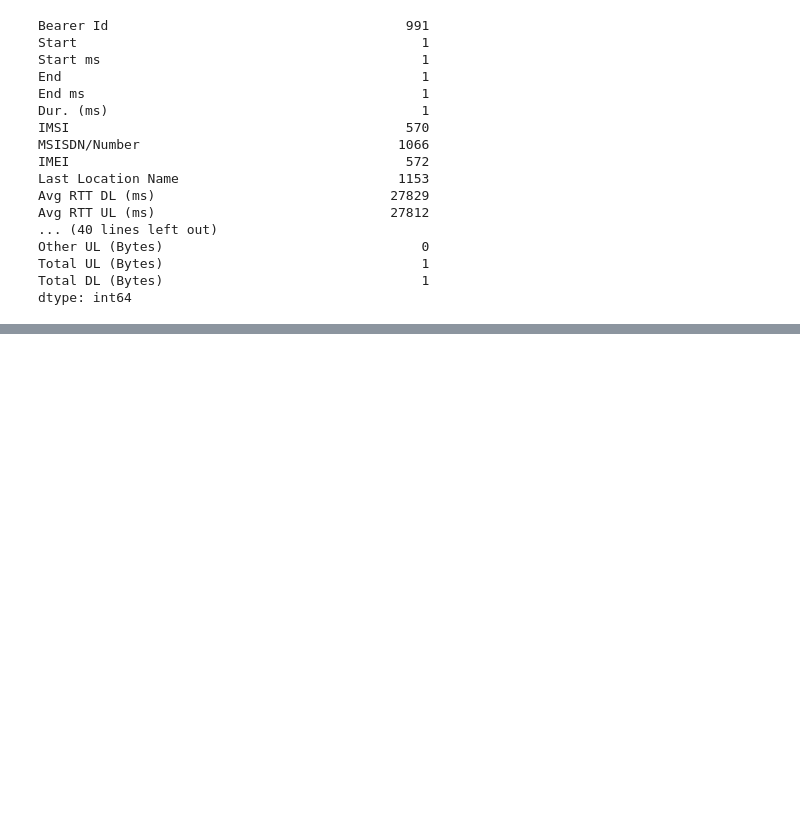
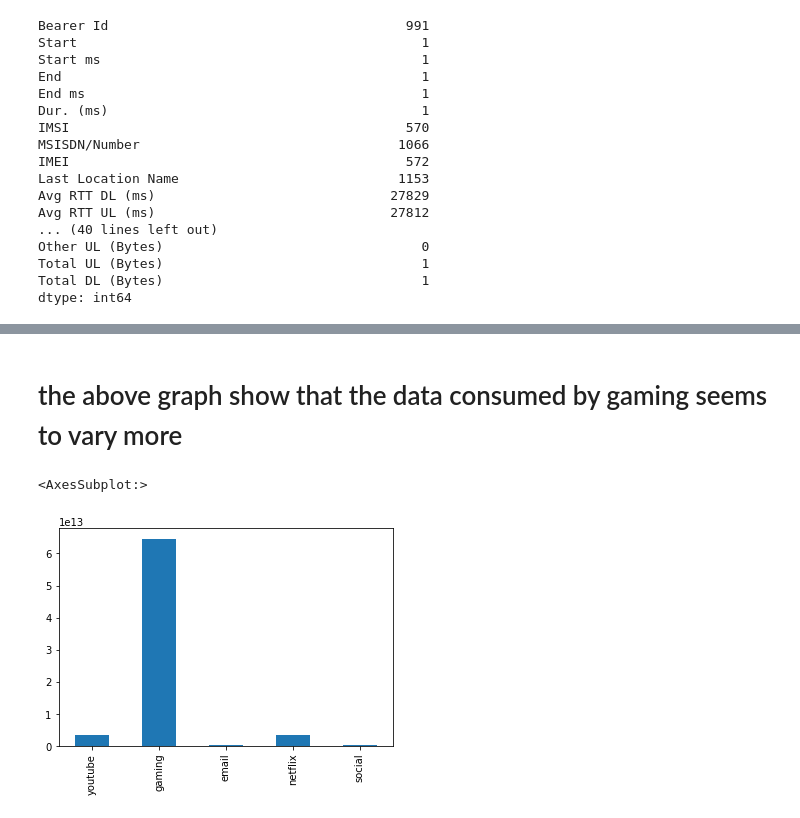
Before and after one commit to abreham-g/Telecom-Data-Analysis, a Jupyter notebook: notebook/task1-2.ipynb, the cells around one changed output, grey strips where cells are left out. Saved outputs shown, nothing was run; the diff lists cells and outputs as text; code cells hidden in the pictures; blank space fills up the shorter version.

```diff
--- a/notebook/task1-2.ipynb
+++ b/notebook/task1-2.ipynb
@@ -97,0 +194,7 @@ df_clean = db.drop(['weight', 'payer_code', 'medical_specialty', 'max_glu_serum'
+# %% [markdown]
+# the above graph show that the data consumed by gaming seems to vary more
+# %%
+relevantDataFrame[['youtube','gaming','email','netflix','social']].sum().plot(kind='bar')
+# %% [output]
+<AxesSubplot:>
+[figure, added]
```
Also changed, not shown: parts of 24 cells of this notebook.
